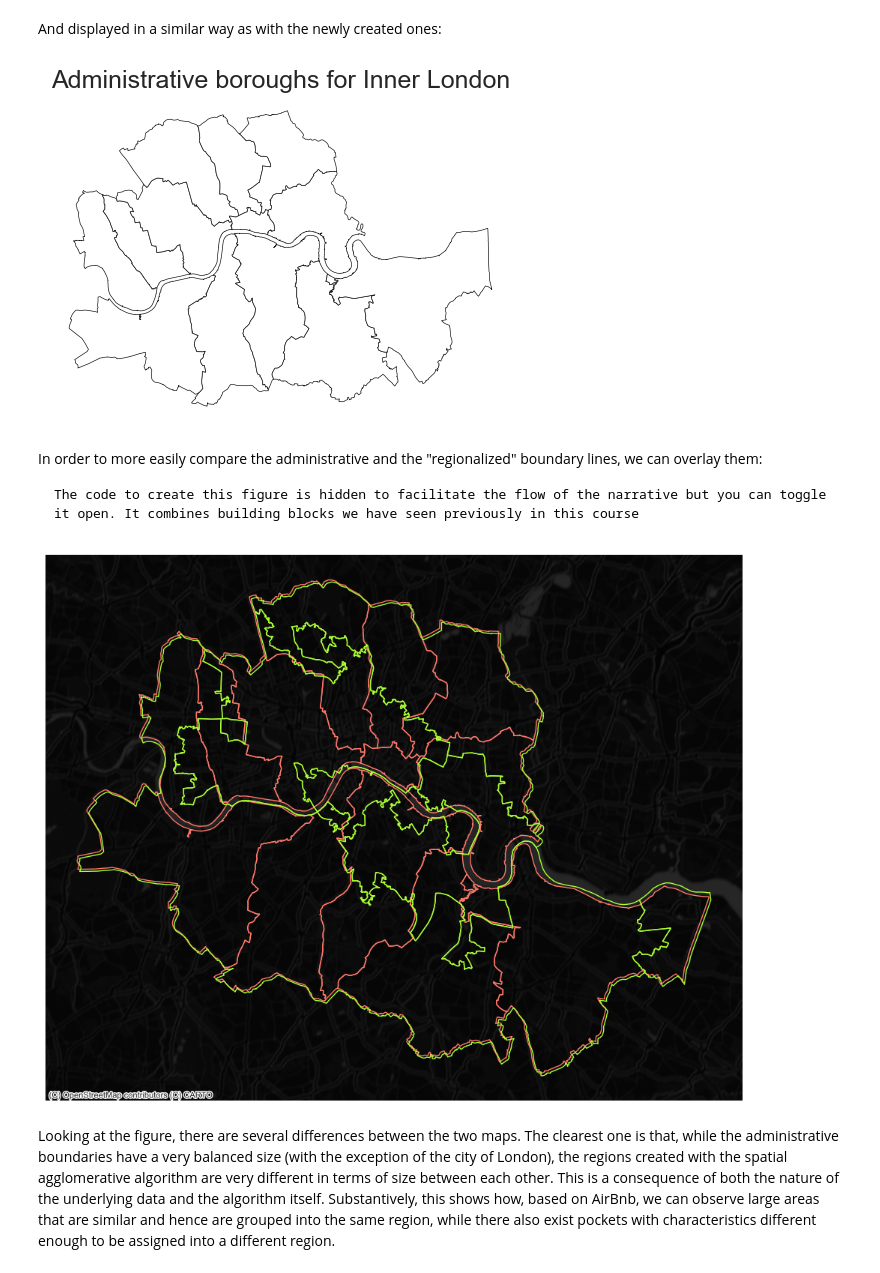
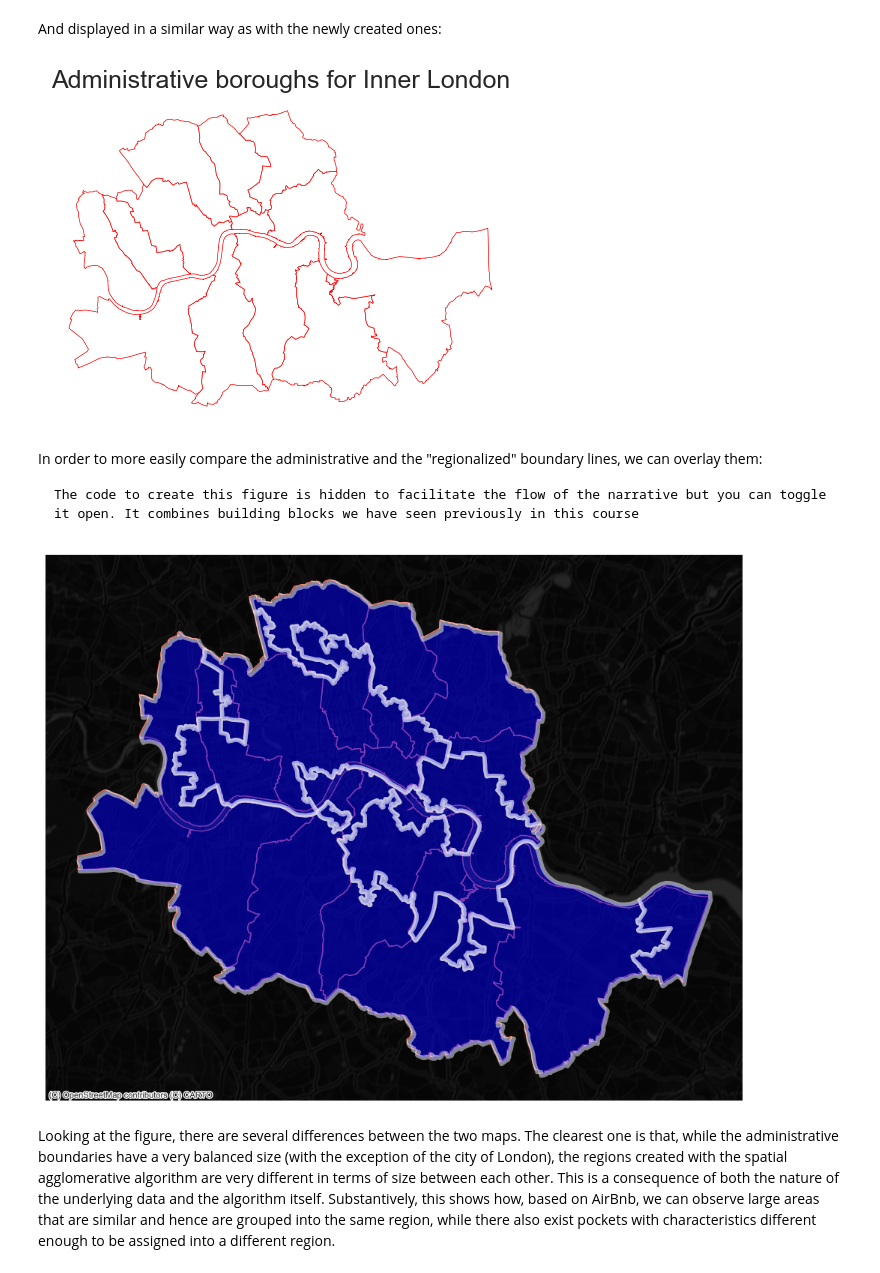
Before and after one commit to SC-GSDA-WS2324/Lecture7, a Jupyter notebook: 7_geodemographics_and_regionalization.ipynb, the cells around one changed output. Drawn from its saved outputs; the diff is of its cells as text; code cells hidden in the pictures.

```diff
--- a/7_geodemographics_and_regionalization.ipynb
+++ b/7_geodemographics_and_regionalization.ipynb
@@ -230,4 +235,4 @@ abb_scaled.index = abb.index
 Although the underlying algorithm is not trivial, running K-means in Python is streamlined thanks to `scikit-learn`. Similar to the extensive set of available algorithms in the library, its computation is a matter of two lines of code. First, we need to specify the parameters in the `KMeans` method (which is part of `scikit-learn`'s `cluster` submodule). Note that, at this point, we do not even need to pass the data:
 # %%
-kmeans5 = cluster.KMeans(n_clusters=5, random_state=12345)
+kmeans5 = cluster.KMeans(n_clusters=5, random_state=12345, n_init = 5)
 # %% [markdown]
@@ -636,7 +659,7 @@ f, ax = plt.subplots(1, figsize=(6, 6))
 boroughs.plot(
     ax=ax,
     linewidth=0.5,
-    edgecolor='k',
+    edgecolor='red',
     facecolor='white'
 )
 # Remove axis
@@ -644,7 +667,7 @@ ax.set_axis_off()
 # Add title
 plt.title('Administrative boroughs for Inner London');
 # %% [output]
-[figure, old version]
+[figure, new version]
 # %% [markdown]
 In order to more easily compare the administrative and the "regionalized" boundary lines, we can overlay them:
 
@@ -658,37 +681,38 @@ f, ax = plt.subplots(1, figsize=(12, 12))
 
 # Add boroughs
 boroughs.to_crs(
     epsg=22770
 ).plot(
     ax=ax,
     facecolor="none",
     edgecolor="xkcd:salmon",
     linewidth=1
 )
 
 # Add regionalisation geography
 abb_boroughs.to_crs(
     epsg=22770
 ).plot(
     ax=ax,
-    facecolor="none",
-    edgecolor="xkcd:lime",
-    linewidth=1
+    facecolor="blue",
+    alpha = .5,
+    edgecolor="white",
+    linewidth=4
 )
 
 # Add basemap
 cx.add_basemap(
     ax,
     crs="EPSG:22770",
     source=cx.providers.CartoDB.DarkMatterNoLabels
 )
 
 # Remove axis
 ax.set_axis_off()
 # Display clean
 plt.show()
 # %% [output]
-[figure, old version]
+[figure, new version]
 # %% [markdown]
 Looking at the figure, there are several differences between the two maps. The clearest one is that, while the administrative boundaries have a very balanced size (with the exception of the city of London), the regions created with the spatial agglomerative algorithm are very different in terms of size between each other. This is a consequence of both the nature of the underlying data and the algorithm itself. Substantively, this shows how, based on AirBnb, we can observe large areas that are similar and hence are grouped into the same region, while there also exist pockets with characteristics different enough to be assigned into a different region.
 # %% [markdown]
```
Also changed, not shown: parts of 30 cells of this notebook.
